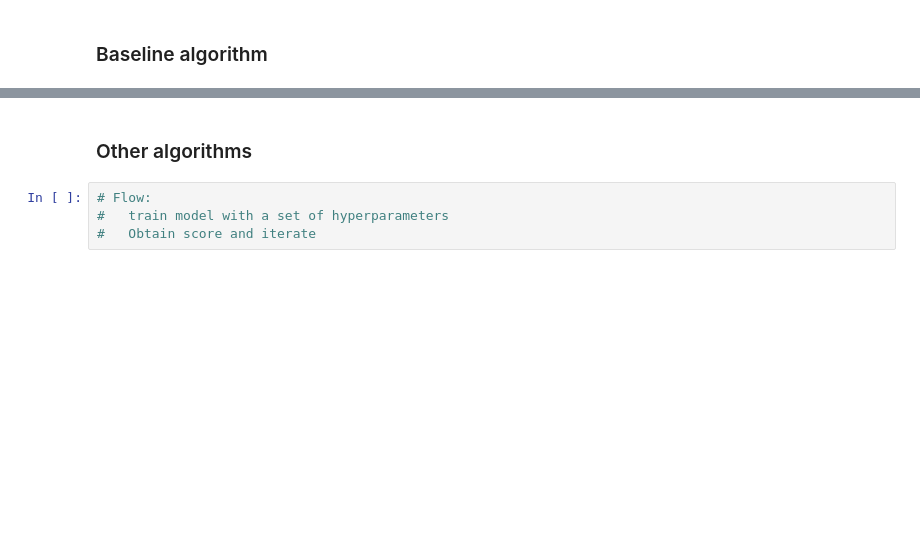
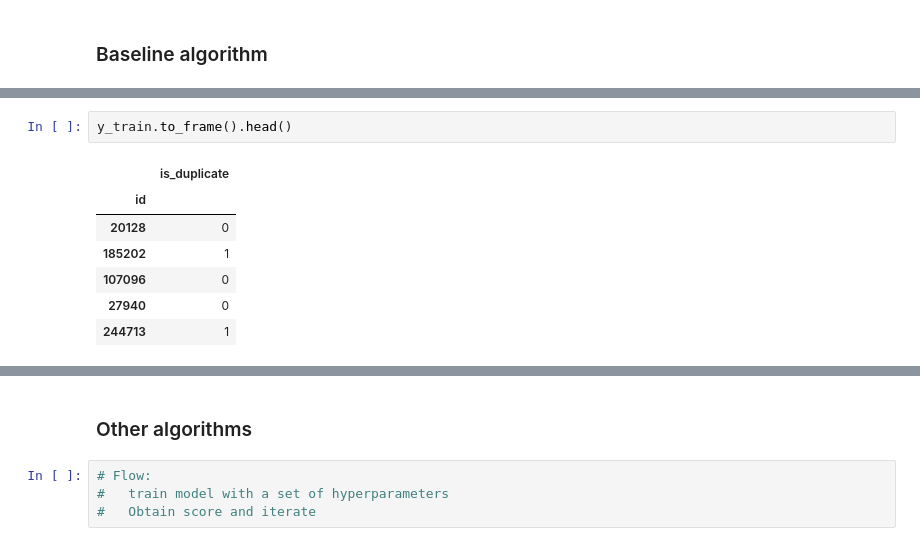
Before and after one commit to jaime-endika/kagglequora, a Jupyter notebook: Quora duplicate questions.ipynb, the cells around one changed output, grey strips where cells are left out. Drawn from its saved outputs; the diff is of its cells as text; blank space fills up the shorter version.

```diff
--- a/Quora duplicate questions.ipynb
+++ b/Quora duplicate questions.ipynb
@@ -262,2 +274,12 @@ X_train.ix[:,'tfdid']=
+# %%
+y_train.to_frame().head()
+# %% [output]
+|  | is_duplicate |
+| id |  |
+| 20128 | 0 |
+| 185202 | 1 |
+| 107096 | 0 |
+| 27940 | 0 |
+| 244713 | 1 |
 # %%
 # We will take LogisticRegression as a simple algorithm to establish a baseline
```
Also changed, not shown: parts of 32 cells of this notebook.
